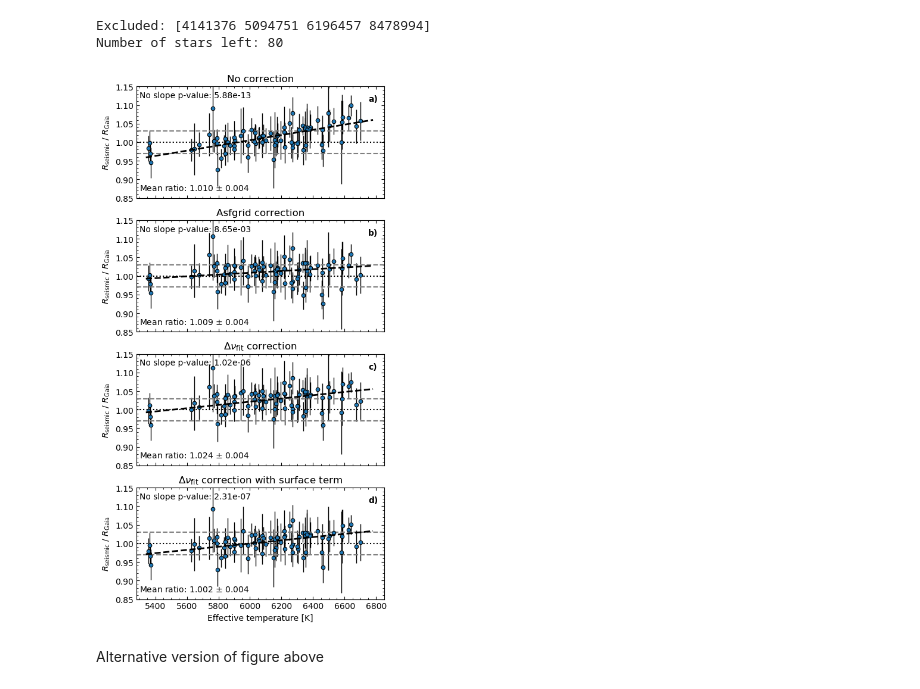
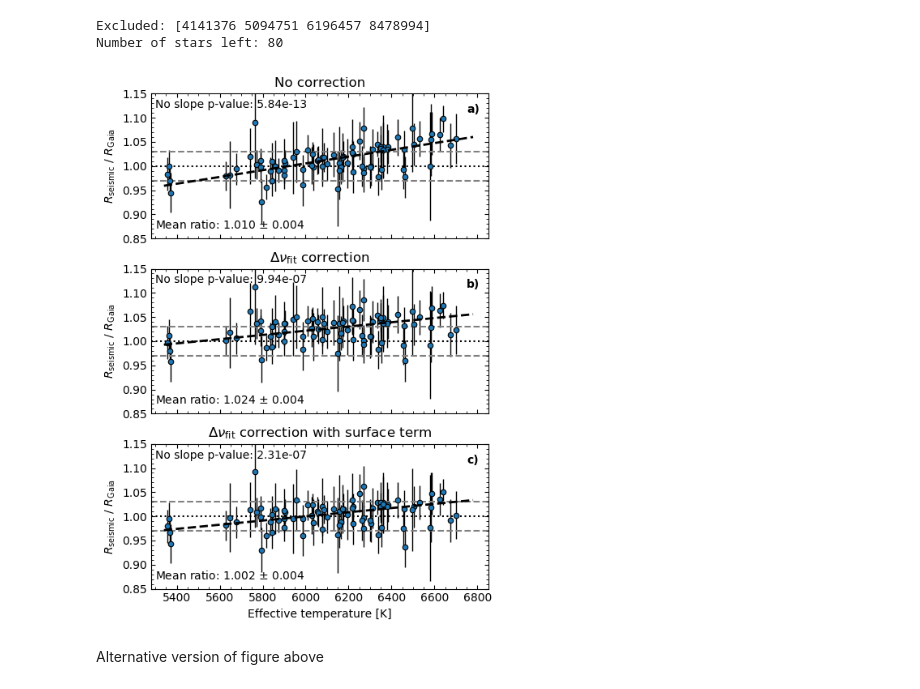
Before and after one commit to csahlholdt/testing_ast_radii, a Jupyter notebook: testing_ast_radii_rad.ipynb, the cells around one changed output. Drawn from its saved outputs; the diff is of its cells as text; code cells hidden in the pictures.

Commit message:
update to match available data

```diff
--- a/testing_ast_radii_rad.ipynb
+++ b/testing_ast_radii_rad.ipynb
@@ -162,12 +164,8 @@ star_mr = pd.read_table('data/star_mass_rad.txt', header=None, skiprows=9,
                          names=mass_rad_names, index_col=0, delim_whitespace=True)
 star_plx = pd.read_table('data/star_par_gdr2.txt', header=None, skiprows=6,
                          names=plx_names, index_col=0, delim_whitespace=True)
-star_fdnu1 = pd.read_table('data/star_fdnuAsf.txt', header=None, skiprows=6,
-                          names=['ID', 'fdnuAsf'], index_col=0, delim_whitespace=True)
-star_fdnu2 = pd.read_table('data/star_fdnuDnufit.txt', header=None, skiprows=7,
-                           names=['ID', 'fdnuDnufit', 'fdnuDnufit_corr'], index_col=0, delim_whitespace=True)
-star_fdnu3 = pd.read_table('data/star_fdnuAldo.txt', header=None, skiprows=6,
-                          names=['ID', 'fdnuAldo'], index_col=0, delim_whitespace=True)
+star_fdnu = pd.read_table('data/star_fdnu.txt', header=None, skiprows=8,
+                           names=['ID', 'fdnu', 'fdnu_corr'], index_col=0, delim_whitespace=True)
 
 print('Number of stars with asteroseismic parameters: ', len(star_mr))
 print('Number of stars with Gaia parallaxes: ', len(star_plx))
@@ -180,18 +178,14 @@ We restrict the analysis to the stars with Gaia parallaxes by joining the data s
 # %%
 # Combine the DataFrames while excluding the stars without Gaia parallaxes
 sa = star_plx.join([star_obs, star_mr], how='inner')
-sa = sa.join(star_fdnu1)
-sa = sa.join(star_fdnu2)
-sa = sa.join(star_fdnu3)
+sa = sa.join(star_fdnu)
 sa = sa[~np.isnan(sa.numax)]
 n_star = len(sa)
 
 # Add columns for every parameter which will be derived later
 for new_name in ['rad_scal', 'rad_scal_unc', 'mass_scal', 'mass_scal_unc',
-                 'rad_scal_asf', 'rad_scal_asf_unc', 'mass_scal_asf', 'mass_scal_asf_unc',
                  'rad_scal_dnufit', 'rad_scal_dnufit_unc', 'mass_scal_dnufit', 'mass_scal_dnufit_unc',
                  'rad_scal_dnufit_corr', 'rad_scal_dnufit_corr_unc', 'mass_scal_dnufit_corr', 'mass_scal_dnufit_corr_unc',
-                 'rad_scal_aldo', 'rad_scal_aldo_unc', 'mass_scal_aldo', 'mass_scal_aldo_unc',
                  'rad_gaia', 'rad_gaia_unc']:
     sa[new_name] = np.zeros(n_star)
 
@@ -791,8 +765,8 @@ interactive(children=(FloatSlider(value=0.0, description='gaia_offset', max=0.3,
 Finally, we test the radii from the scaling relations after applying the correction factor to $\Delta\nu$.
 For a few stars we were unable to correct the frequencies for the surface effect. We start by excluding these stars.
 # %%
-print('Excluded:', saf.ID[np.isnan(saf.fdnuDnufit)])
-saf = saf[~np.isnan(saf.fdnuDnufit)]
+print('Excluded:', saf.ID[np.isnan(saf.fdnu)])
+saf = saf[~np.isnan(saf.fdnu)]
 print('Number of stars left:', len(saf))
 # %% [output]
 Excluded: [4141376 5094751 6196457 8478994]
@@ -844,16 +818,15 @@ def poly_fit(x, y, y_unc, xp_lim, order=1, n_boot=10000):
     else:
         return px, py, boot_lower, boot_upper
 # %%
-fig, (ax1, ax2, ax3, ax4) = plt.subplots(4, 1, figsize=(5,9.5), sharex=True, sharey=True)
+fig, (ax1, ax2, ax3) = plt.subplots(3, 1, figsize=(5,7), sharex=True, sharey=True)
 
-axes = (ax1, ax2, ax3, ax4)
-titles = ('No correction', r'Asfgrid correction',
+axes = (ax1, ax2, ax3)
+titles = ('No correction',
           r'$\Delta\nu_{\mathrm{fit}}$ correction',
           r'$\Delta\nu_{\mathrm{fit}}$ correction with surface term')
-panels = ('a)', 'b)', 'c)', 'd)')
+panels = ('a)', 'b)', 'c)')
 
 for i, (rad, rad_unc) in enumerate(((saf.rad_scal, saf.rad_scal_unc),
-                                    (saf.rad_scal_asf, saf.rad_scal_asf_unc),
                                     (saf.rad_scal_dnufit, saf.rad_scal_dnufit_unc),
                                     (saf.rad_scal_dnufit_corr, saf.rad_scal_dnufit_corr_unc))):
     ax = axes[i]
@@ -864,35 +837,35 @@ for i, (rad, rad_unc) in enumerate(((saf.rad_scal, saf.rad_scal_unc),
     ax.scatter(saf['teff'], rad_r, edgecolors='k', s=22, linewidth=0.8,
                zorder=1)
     ax.errorbar(saf['teff'], rad_r, yerr=rad_r_unc, linestyle='none',
                 c='k', capsize=0, lw=1, zorder=0)
 
     fit_filt = (saf['teff'] > 5600) & (saf['teff'] < 6400)
     #px, py, py_low, py_high, slope, slope_var, slope_pval = poly_fit(saf['teff'][fit_filt], rad_r[fit_filt], rad_r_unc[fit_filt], [5600., 6400.], 1)
     px, py, py_low, py_high, slope, slope_var, slope_pval = poly_fit(saf['teff'], rad_r, rad_r_unc, [5340., 6780.], 1)
     slope_std = np.sqrt(slope_var)
 
     ax.plot(px, py, c='k', ls='--', linewidth=2, zorder=2)
     ax.axhline(y=1, c='k', ls=':', zorder=0)
     ax.axhline(y=1.03, c='grey', ls='--', zorder=0)
     ax.axhline(y=0.97, c='grey', ls='--', zorder=0)
 
     ax.text(5300, 0.87, 'Mean ratio: ' + "{0:.3f}".format(round(rad_r_mean, 3)) + r' $\pm$ ' + "{0:.3f}".format(round(rad_r_mean_unc, 3)))
     ax.text(5300, 1.12, 'No slope p-value: ' + "{0:.2e}".format(slope_pval))
     ax.text(6750, 1.11, panels[i], weight='bold')
 
     ax.set_ylim([0.85, 1.15])
     ax.set_xlim([5280, 6850])
 
     ax.set_ylabel(r'$R_{\mathrm{seismic}}$ / $R_{\mathrm{Gaia}}$')
     ax.set_title(titles[i])
 
-ax4.set_xlabel('Effective temperature [K]')
+ax3.set_xlabel('Effective temperature [K]')
 
 fig.tight_layout()
 fig.savefig('figures/rad_ratio_fit.pdf')
 plt.show()
 # %% [output]
-[figure, old version]
+[figure, new version]
 # %% [markdown]
 Alternative version of figure above
 # %%
```
Also changed, not shown: parts of 11 cells of this notebook.
